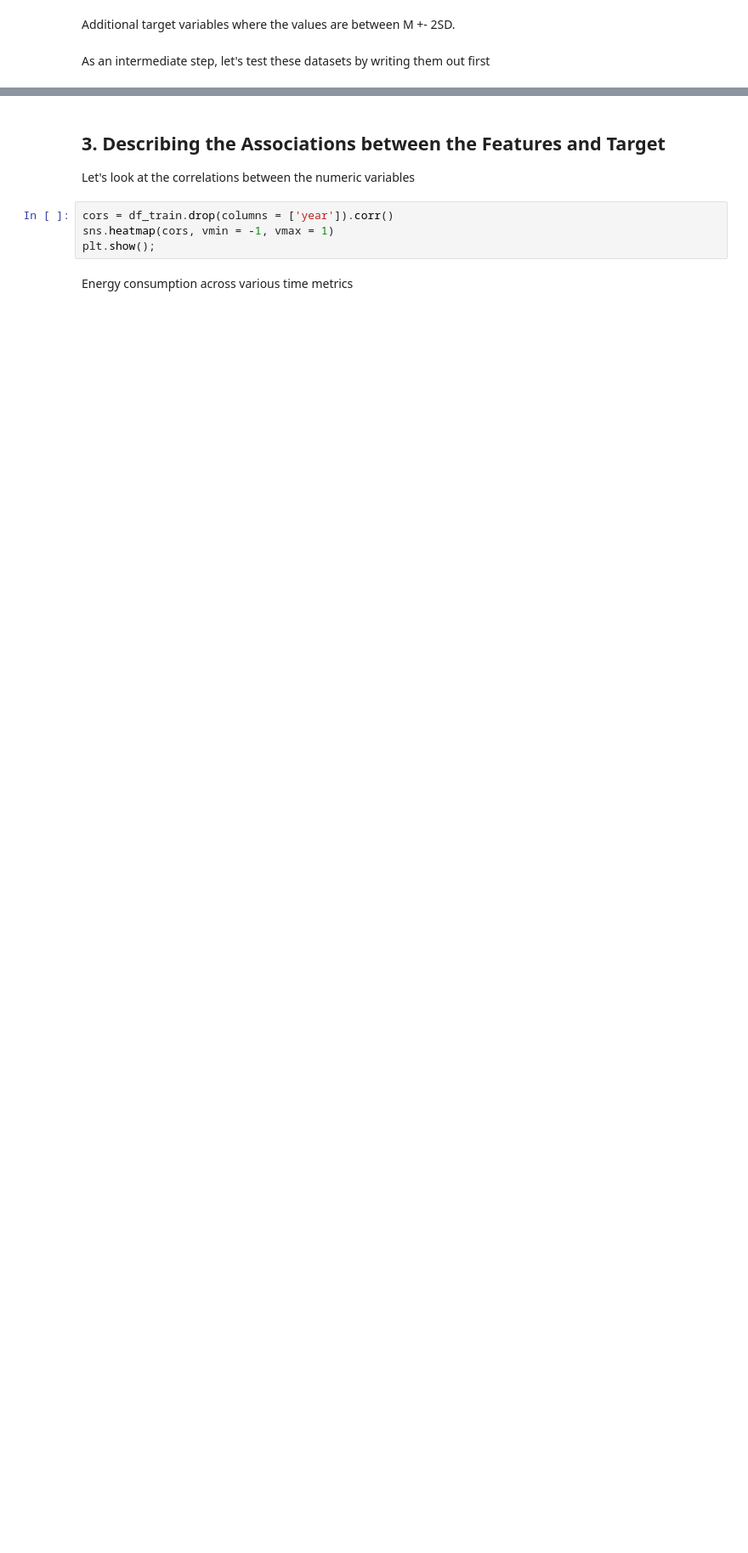
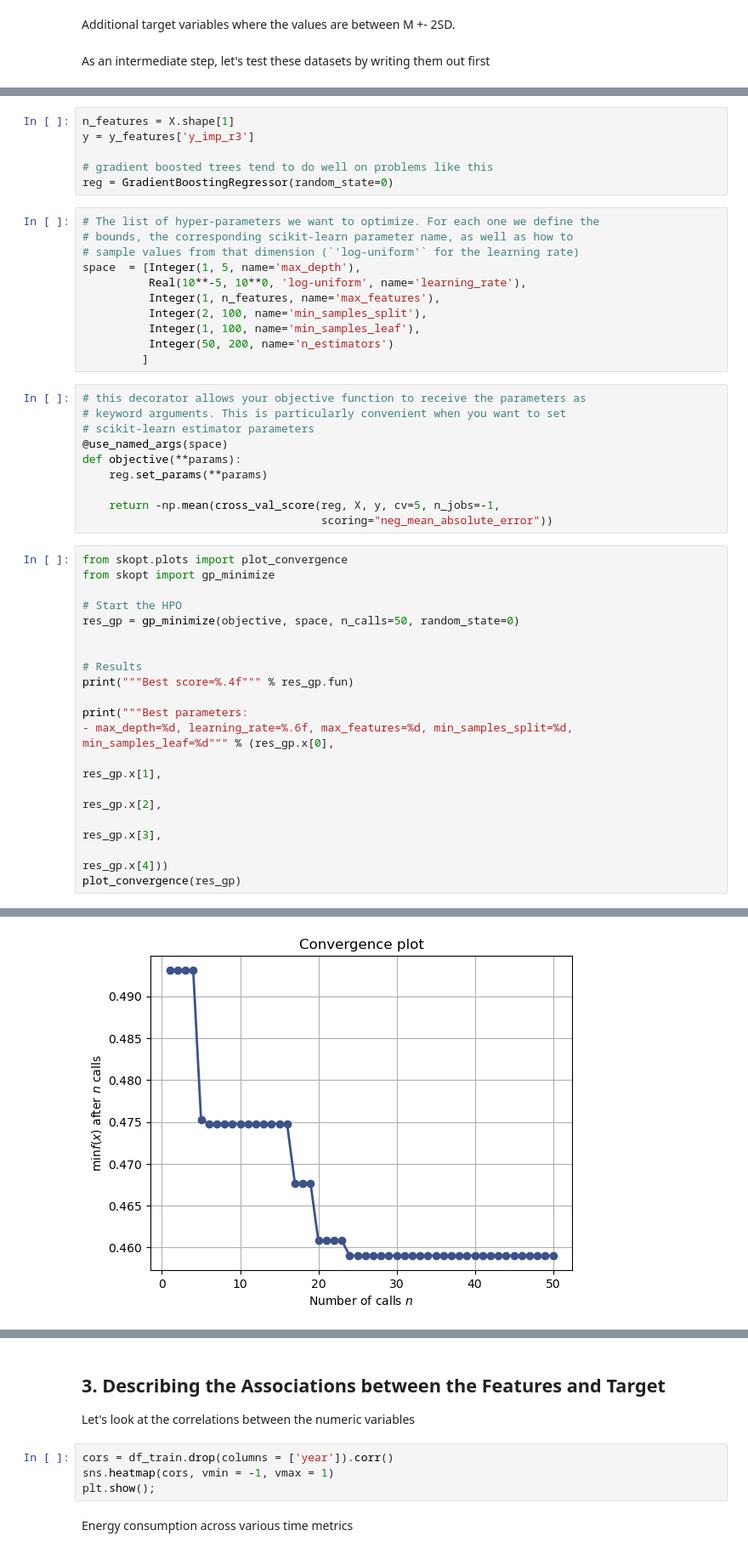
Before and after one commit to qetdr/ML-Electricity-Consumption, a Jupyter notebook: DR_notebook.ipynb, the cells around one changed output, grey strips where cells are left out. Shown at 85% size. Cells and saved outputs as stored; diff of their text form; blank space fills up the shorter version.

```diff
--- a/DR_notebook.ipynb
+++ b/DR_notebook.ipynb
@@ -328,0 +419,46 @@ SyntaxError: invalid syntax (1947214667.py, line 1)
+# %%
+n_features = X.shape[1]
+y = y_features['y_imp_r3']
+
+# gradient boosted trees tend to do well on problems like this
+reg = GradientBoostingRegressor(random_state=0)
+# %%
+# The list of hyper-parameters we want to optimize. For each one we define the
+# bounds, the corresponding scikit-learn parameter name, as well as how to
+# sample values from that dimension (`'log-uniform'` for the learning rate)
+space  = [Integer(1, 5, name='max_depth'),
+          Real(10**-5, 10**0, 'log-uniform', name='learning_rate'),
+          Integer(1, n_features, name='max_features'),
+          Integer(2, 100, name='min_samples_split'),
+          Integer(1, 100, name='min_samples_leaf'),
+          Integer(50, 200, name='n_estimators')
+         ]
+# %%
+# this decorator allows your objective function to receive the parameters as
+# keyword arguments. This is particularly convenient when you want to set
+# scikit-learn estimator parameters
+@use_named_args(space)
+def objective(**params):
+    reg.set_params(**params)
+
+    return -np.mean(cross_val_score(reg, X, y, cv=5, n_jobs=-1,
+                                    scoring="neg_mean_absolute_error"))
+# %%
+from skopt.plots import plot_convergence
+from skopt import gp_minimize
+
+# Start the HPO
+res_gp = gp_minimize(objective, space, n_calls=50, random_state=0)
+
+
+# Results
+print("""Best score=%.4f""" % res_gp.fun)
+
+print("""Best parameters:
+- max_depth=%d, learning_rate=%.6f, max_features=%d, min_samples_split=%d, min_samples_leaf=%d""" % (res_gp.x[0],
+                                                                                                     res_gp.x[1],
+                                                                                                     res_gp.x[2],
+                                                                                                     res_gp.x[3],
+                                                                                                     res_gp.x[4]))
+plot_convergence(res_gp)
+# %% [output]
@@ -328,0 +469 @@ SyntaxError: invalid syntax (1947214667.py, line 1)
+[figure, added]
```
Also changed, not shown: parts of 57 cells of this notebook.
